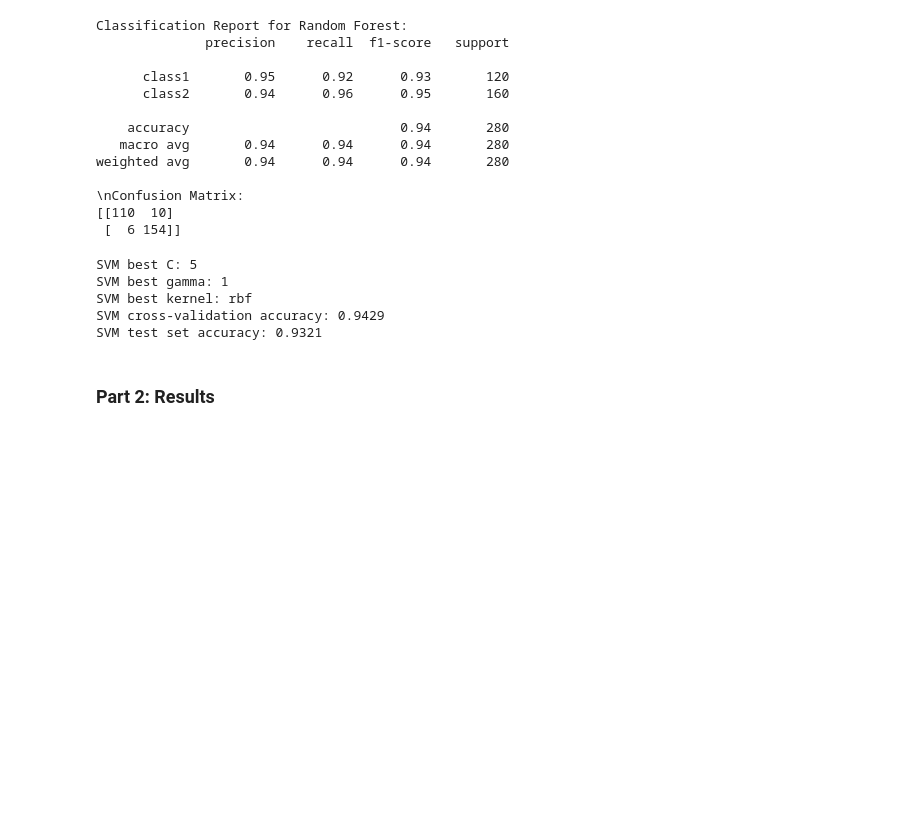
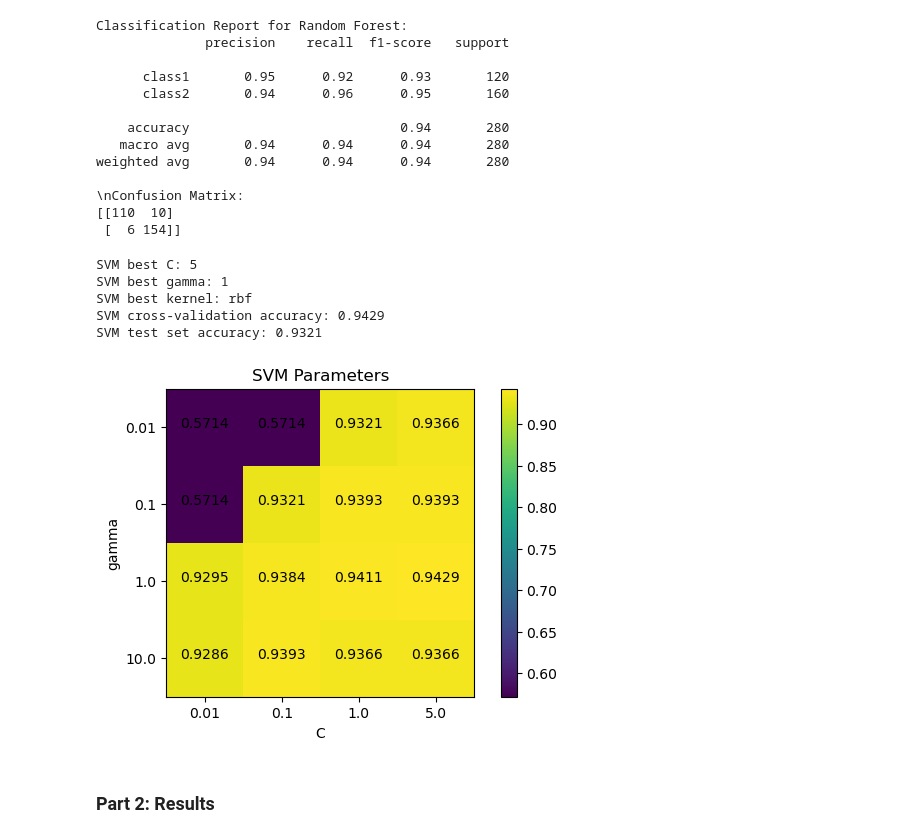
Before and after one commit to HollisH23/Assignment, a Jupyter notebook: comp5318-a1-2026.ipynb, the cells around one changed output. Saved outputs shown, nothing was run; the diff lists cells and outputs as text; code cells hidden in the pictures; blank space fills up the shorter version.

```diff
--- a/comp5318-a1-2026.ipynb
+++ b/comp5318-a1-2026.ipynb
@@ -526,6 +570,39 @@ SVM best gamma: 1
 SVM best kernel: rbf
 SVM cross-validation accuracy: 0.9429
 SVM test set accuracy: 0.9321
+# %%
+# graph for SVM hyperparameter tuning
+# get results
+svm_results = pd.DataFrame(grid_search_svm.cv_results_)
+rbf_results = svm_results[svm_results["param_kernel"] == "rbf"]
+
+# get unique values
+c_values = sorted(rbf_results["param_C"].astype(float).unique())
+gamma_values = sorted(rbf_results["param_gamma"].astype(float).unique())
+pivot = rbf_results.pivot(
+    index="param_gamma",
+    columns="param_C",
+    values="mean_test_score"
+)
+
+# graph
+plt.figure(figsize=(7, 4))
+plt.imshow(pivot)
+plt.colorbar()
+
+plt.xticks(range(len(c_values)), c_values)
+plt.yticks(range(len(gamma_values)), gamma_values)
+for i in range(len(gamma_values)):
+    for j in range(len(c_values)):
+        plt.text(j, i, round(pivot.iloc[i, j], 4), ha="center")
+
+plt.xlabel("C")
+plt.ylabel("gamma")
+plt.title("SVM Parameters")
+
+plt.show()
+# %% [output]
+[figure, added]
 # %% [markdown]
 ### Part 2: Results
 # %%
```
Also changed, not shown: parts of 9 cells of this notebook, 3 other files.
